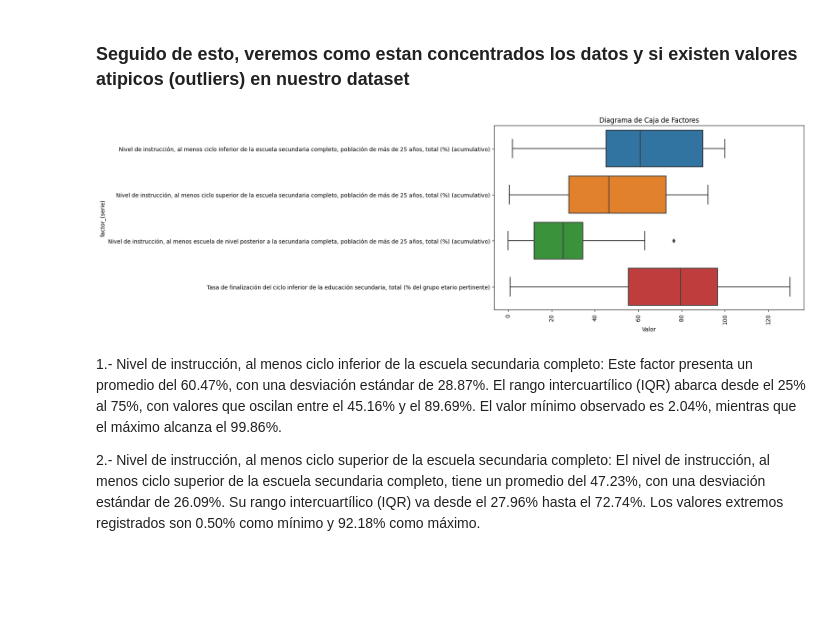
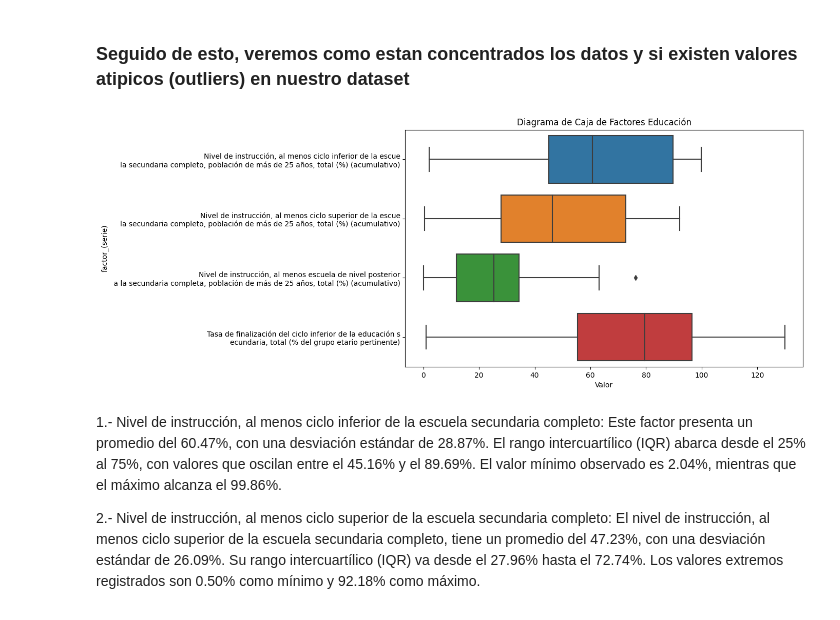
Before and after one commit to fercof87/PF-Esperanza-De-Vida, a Jupyter notebook: EDA/EDA/EDA_educacion.ipynb, the cells around one changed output. Saved outputs shown, nothing was run; the diff lists cells and outputs as text; code cells hidden in the pictures; blank space fills up the shorter version.

```diff
--- a/EDA/EDA/EDA_educacion.ipynb
+++ b/EDA/EDA/EDA_educacion.ipynb
@@ -129,6 +129,9 @@ Cantidad de paises en estudio: 44
 | 43 | Noruega |
 # %% [markdown]
 El conjunto de países en estudio refleja una diversidad geográfica significativa, representando un total de 43 naciones. Esta recopilación abarca una amplia distribución global, incluyendo países de distintos continentes, como Asia con naciones como China, India, y Japón; Europa con Alemania, España y Noruega; América con Estados Unidos, Argentina y Venezuela; África con Argelia, Nigeria y Rwanda; Oceanía con Australia, Fiji y Nueva Zelanda, entre otros. Esta diversidad geográfica sugiere una representación global en los datos, proporcionando la oportunidad de estudiar y comparar patrones, tendencias y características distintivas de cada continente en el análisis.
+# %%
+df['país'] = df['país'].replace('Egipto, República Árabe de', 'Egipto')
+df['país'] = df['país'].replace('Federación de Rusia', 'Rusia')
 # %% [markdown]
 Veamos que Factores se estudian en la Categoría educación
 # %%
@@ -351,18 +354,20 @@ interactive(children=(Dropdown(description='Seleccionar país:', options=('Afgan
 # %% [markdown]
 ### Seguido de esto, veremos como estan concentrados los datos y si existen valores atipicos (outliers) en nuestro dataset
 # %%
-# Suponiendo que 'df' es tu DataFrame de factores
-
 # Configurar el tamaño de la figura
 plt.figure(figsize=(10, 6))
 
 # Crear el boxplot utilizando Seaborn
-sns.boxplot(y='factor_(serie)', x='Valor', data=df_filled)
-plt.xticks(rotation=90)  # Rotar etiquetas del eje x para mayor legibilidad
-plt.title('Diagrama de Caja de Factores')
+sns.boxplot(x='Valor', y='factor_(serie)', data=df_filled)
+
+# Añadir saltos de línea en las etiquetas del eje y
+nuevos_nombres_columnas = [nombre[:57] + '\n' + nombre[57:] if len(nombre) > 57 else nombre for nombre in (df_filled['factor_(serie)']).unique()]
+plt.gca().set_yticklabels(nuevos_nombres_columnas)
+
+plt.title('Diagrama de Caja de Factores Educación')
 plt.show()
 # %% [output]
-[figure, old version]
+[figure, new version]
 # %% [markdown]
 1.- Nivel de instrucción, al menos ciclo inferior de la escuela secundaria completo:
 Este factor presenta un promedio del 60.47%, con una desviación estándar de 28.87%. El rango intercuartílico (IQR) abarca desde el 25% al 75%, con valores que oscilan entre el 45.16% y el 89.69%. El valor mínimo observado es 2.04%, mientras que el máximo alcanza el 99.86%.
```
Also changed, not shown: parts of 1 cell of this notebook, 10 other files.
